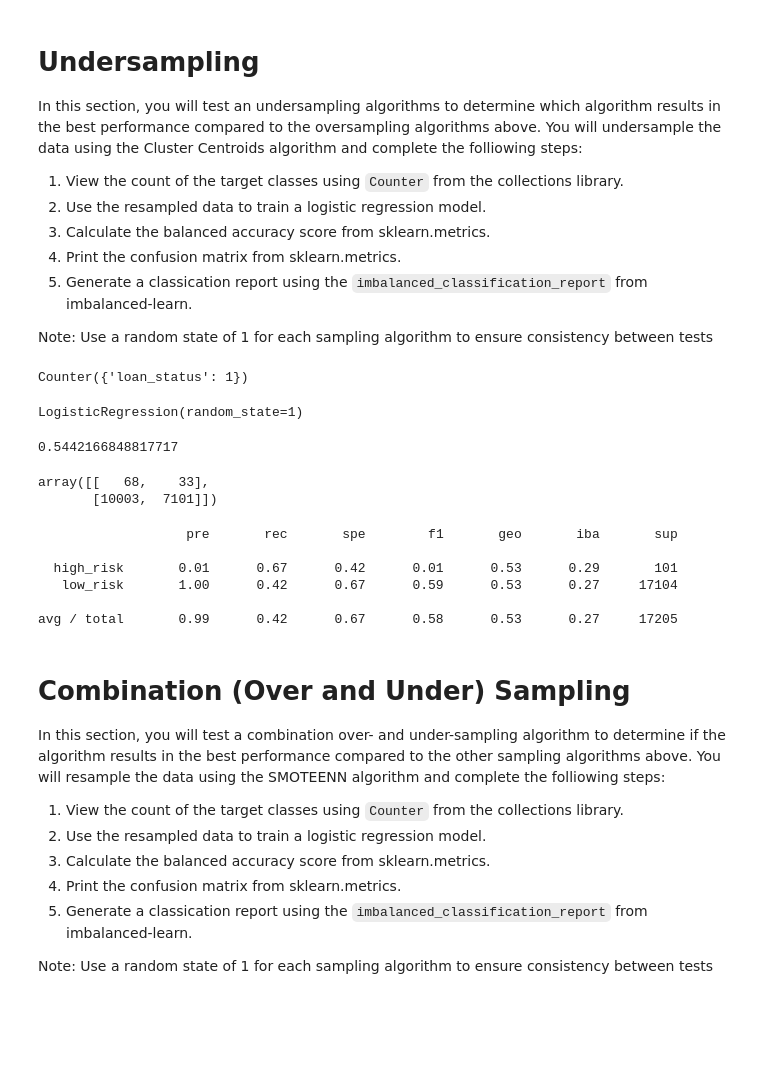
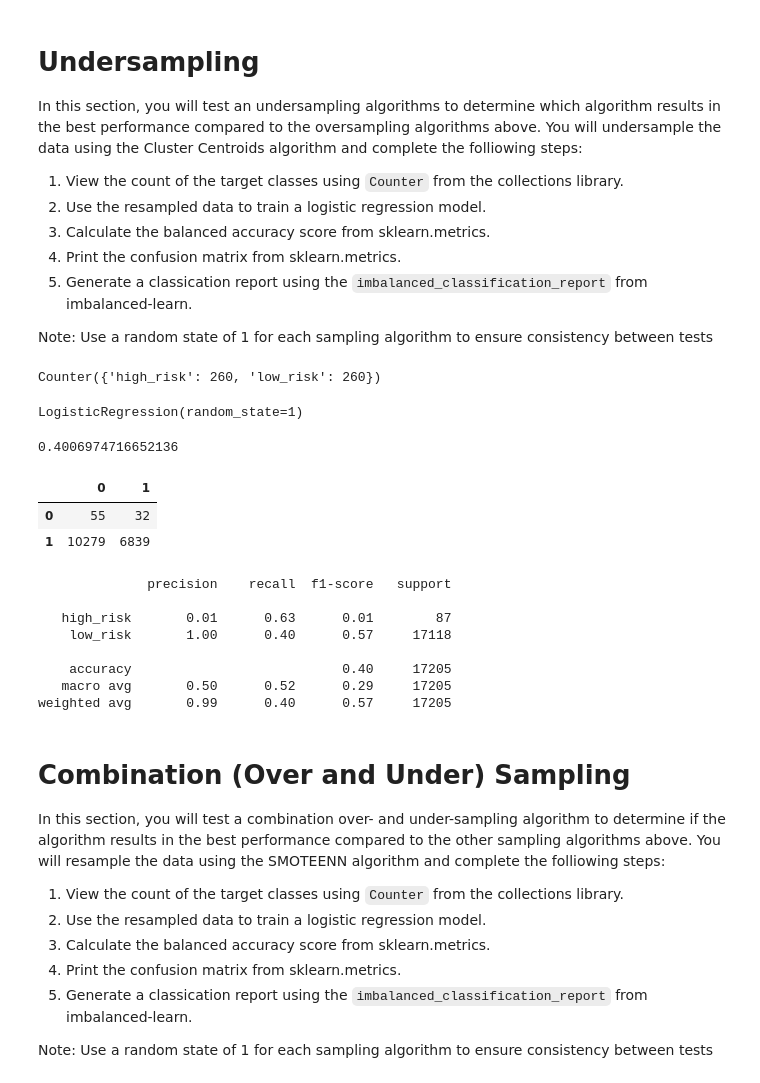
Before and after one commit to conradchelsea/Credit_Risk_Analysis, a Jupyter notebook: credit_risk_resampling.ipynb, the cells around one changed output. Saved outputs shown, nothing was run; the diff lists cells and outputs as text; code cells hidden in the pictures; blank space fills up the shorter version.

```diff
--- a/credit_risk_resampling.ipynb
+++ b/credit_risk_resampling.ipynb
@@ -249,37 +259,46 @@ In this section, you will test an undersampling algorithms to determine which al
 
 Note: Use a random state of 1 for each sampling algorithm to ensure consistency between tests
 # %%
-# Resample the data using the ClusterCentroids resampler
+# Resample the data using the ClusterCentroids resampler 17.10.2
 # Warning: This is a large dataset, and this step may take some time to complete
-# YOUR CODE HERE
+from imblearn.under_sampling import ClusterCentroids
+cc = ClusterCentroids(random_state=1)
+X_resampled, y_resampled = cc.fit_resample(X_train, y_train)
+Counter(y_resampled)
 # %% [output]
-Counter({'loan_status': 1})
+Counter({'high_risk': 260, 'low_risk': 260})
 # %%
 # Train the Logistic Regression model using the resampled data
-# YOUR CODE HERE
+LG_model = LogisticRegression(solver='lbfgs', random_state=1)
+LG_model.fit(X_resampled, y_resampled)
 # %% [output]
 LogisticRegression(random_state=1)
 # %%
 # Calculated the balanced accuracy score
-# YOUR CODE HERE
+y_pred = LG_model.predict(X_test)
+accuracy_score(y_test, y_pred)
 # %% [output]
-0.5442166848817717
+0.4006974716652136
 # %%
 # Display the confusion matrix
-# YOUR CODE HERE
+matrix = pd.DataFrame(confusion_matrix(y_test, y_pred))
+matrix
 # %% [output]
-array([[   68,    33],
-       [10003,  7101]])
+|  | 0 | 1 |
+| 0 | 55 | 32 |
+| 1 | 10279 | 6839 |
 # %%
 # Print the imbalanced classification report
-# YOUR CODE HERE
+print(classification_report(y_test, y_pred))
 # %% [output]
-                   pre       rec       spe        f1       geo       iba       sup
+              precision    recall  f1-score   support
 
-  high_risk       0.01      0.67      0.42      0.01      0.53      0.29       101
-   low_risk       1.00      0.42      0.67      0.59      0.53      0.27     17104
+   high_risk       0.01      0.63      0.01        87
+    low_risk       1.00      0.40      0.57     17118
 
-avg / total       0.99      0.42      0.67      0.58      0.53      0.27     17205
+    accuracy                           0.40     17205
+   macro avg       0.50      0.52      0.29     17205
+weighted avg       0.99      0.40      0.57     17205
 # %% [markdown]
 # Combination (Over and Under) Sampling
 
```
Also changed, not shown: parts of 11 cells of this notebook.
